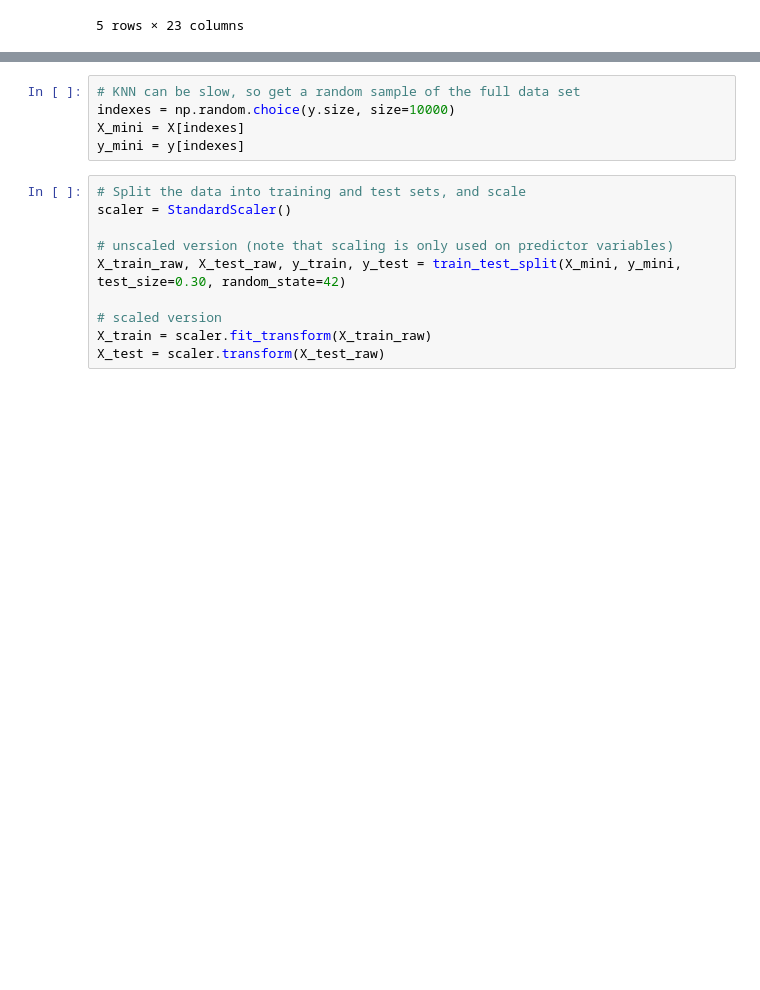
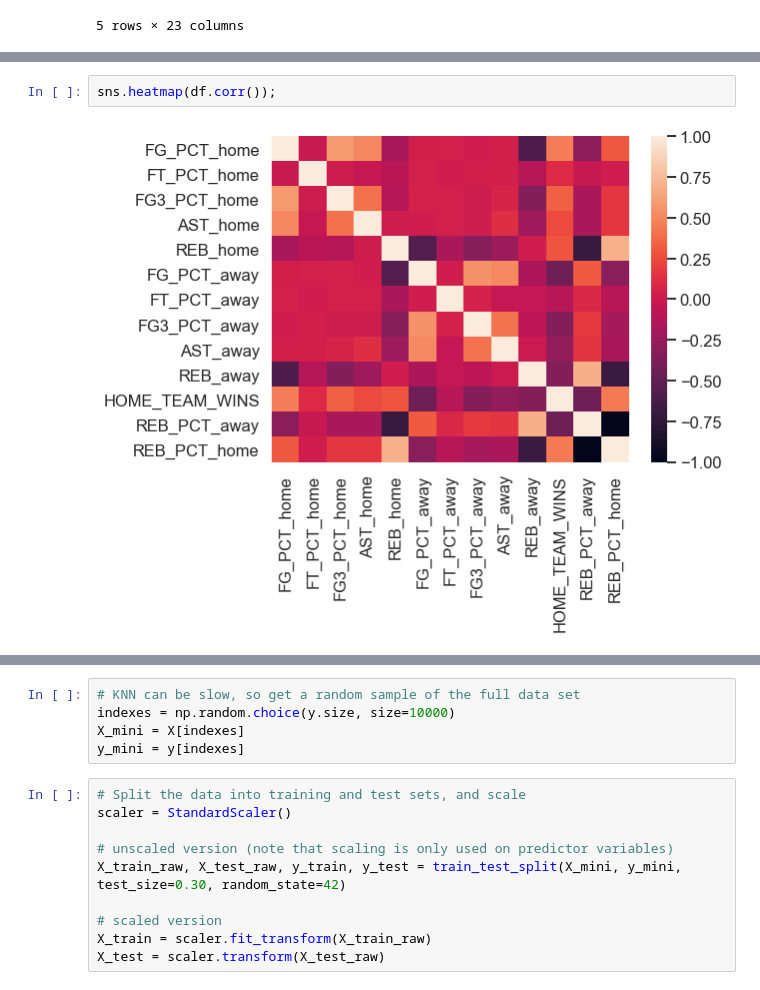
Before and after one commit to apainintheneck/nba-data-science, a Jupyter notebook: project_update.ipynb, the cells around one changed output, grey strips where cells are left out. Cells and saved outputs as stored; diff of their text form; blank space fills up the shorter version.

Commit message:
Cleaned up Deep's merge conflicts and the exploration and visualization section.

```diff
--- a/project_update.ipynb
+++ b/project_update.ipynb
@@ -182 +141,5 @@ df.sort_values(by=df.columns[1])
+# %%
+sns.heatmap(df.corr());
+# %% [output]
+[figure, added]
 # %%
```
Also changed, not shown: parts of 23 cells of this notebook.
